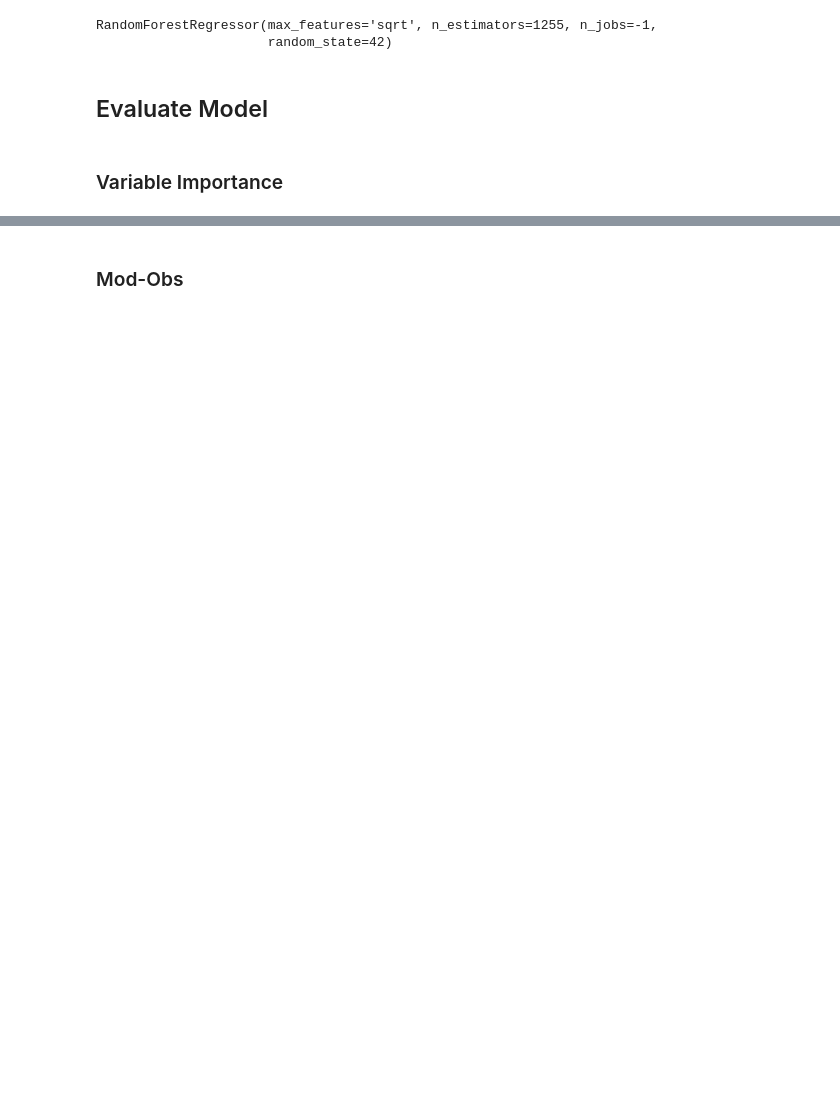
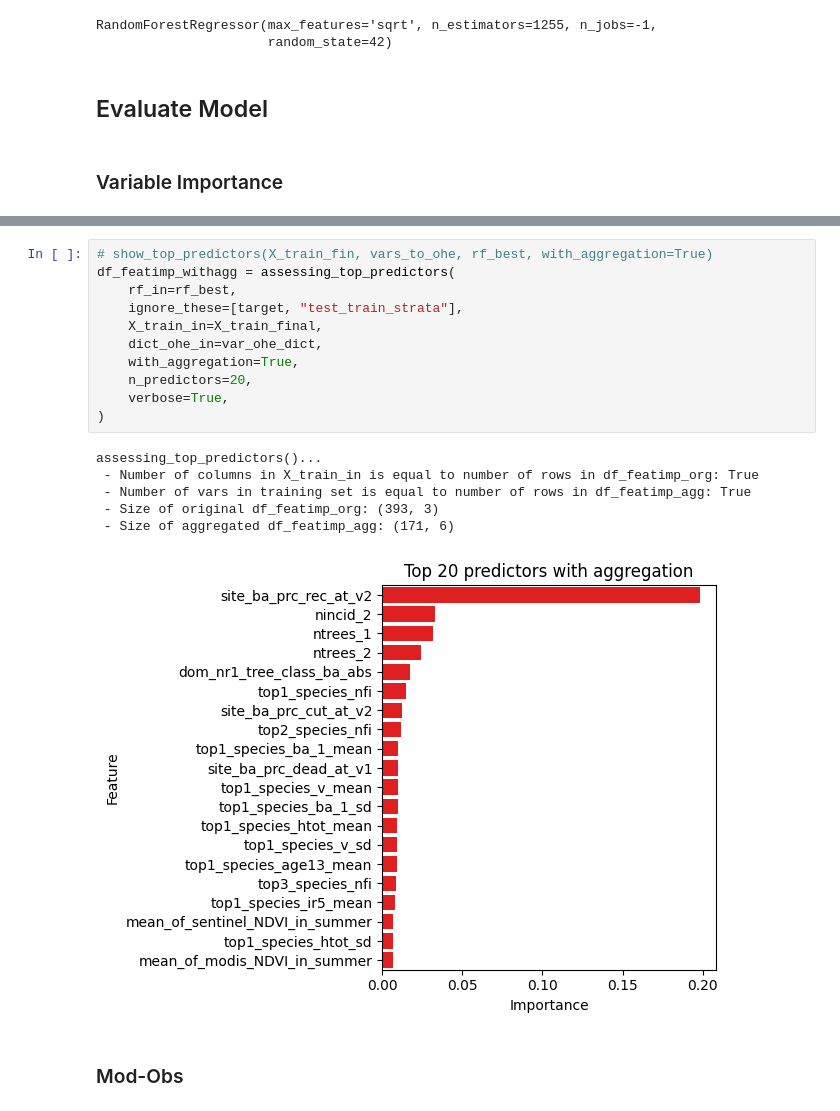
Before and after one commit to padasch/ifn_analysis, a Jupyter notebook: python/04_run_ml_models/run_random_forest.ipynb, the cells around one changed output, grey strips where cells are left out. Drawn from its saved outputs; the diff is of its cells as text; blank space fills up the shorter version.

```diff
--- a/python/04_run_ml_models/run_random_forest.ipynb
+++ b/python/04_run_ml_models/run_random_forest.ipynb
@@ -2487,3 +2396,21 @@ df_featimp after merging:  (174, 2)
+# %%
+# show_top_predictors(X_train_fin, vars_to_ohe, rf_best, with_aggregation=True)
+df_featimp_withagg = assessing_top_predictors(
+    rf_in=rf_best,
+    ignore_these=[target, "test_train_strata"],
+    X_train_in=X_train_final,
+    dict_ohe_in=var_ohe_dict,
+    with_aggregation=True,
+    n_predictors=20,
+    verbose=True,
+)
+# %% [output]
+assessing_top_predictors()...
+ - Number of columns in X_train_in is equal to number of rows in df_featimp_org: True
+ - Number of vars in training set is equal to number of rows in df_featimp_agg: True
+ - Size of original df_featimp_org: (393, 3)
+ - Size of aggregated df_featimp_agg: (171, 6)
+[figure, added]
 # %% [markdown]
 ### Mod-Obs
 # %%
```
Also changed, not shown: parts of 48 cells of this notebook.
